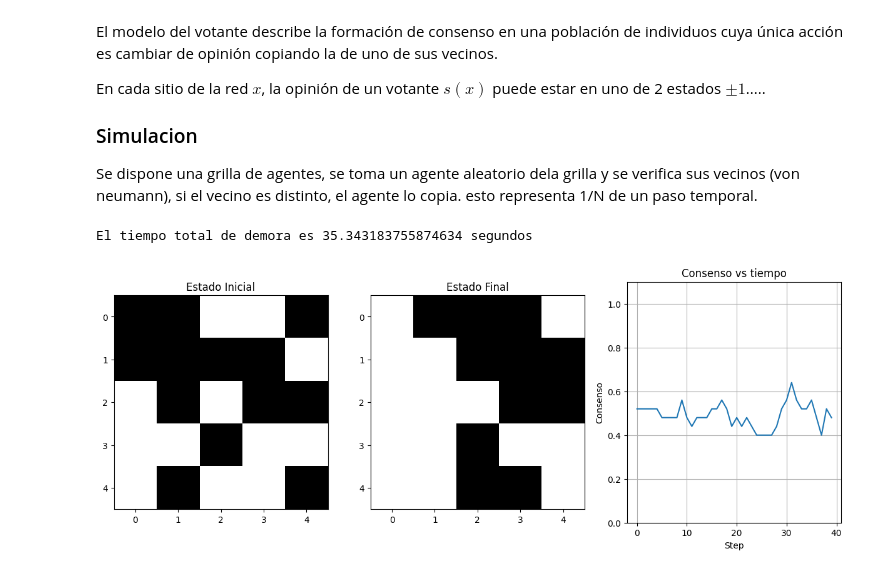
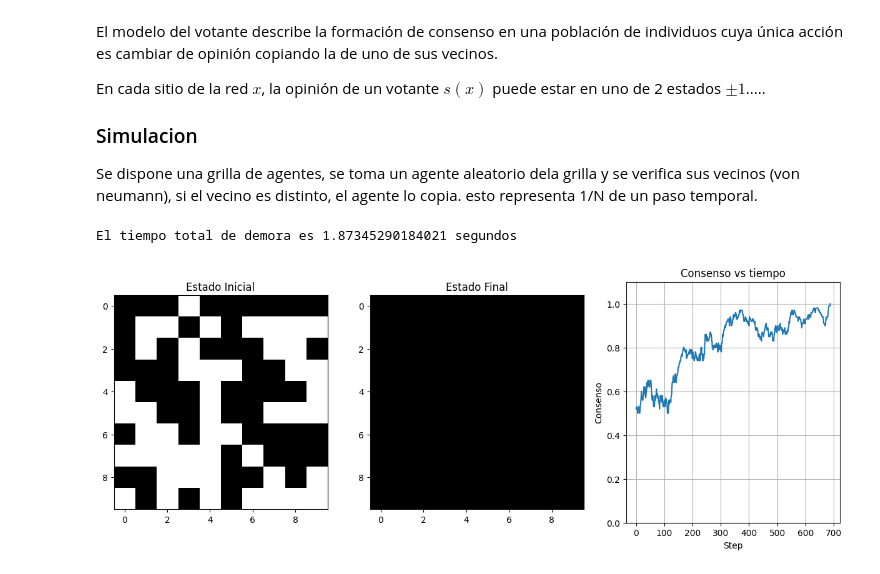
Before and after one commit to spulgares/Sociofisica, a Jupyter notebook: Voter Model/Voter Model.ipynb, the cells around one changed output. Cells and saved outputs as stored; diff of their text form; code cells hidden in the pictures.

Commit message:
Removed data saving from voter model

```diff
--- a/Voter Model/Voter Model.ipynb
+++ b/Voter Model/Voter Model.ipynb
@@ -53,9 +53,12 @@ def voter_model(N, iters, seed, num, carpeta):
                     else:
                         B[a][b]=vecino  ##Si son distintos, se cambia
                     aux2+=1
-            np.save(path + '/data/' + (str(iter).zfill(4)),B.astype(np.int8)) ##Guarda las matrices en npy
-            plt.imshow(B, cmap='Greys', vmin=0, vmax=1)                         ##Plotea cada paso temporal
-            plt.savefig(path+'/Imagenes/'+str(iter).zfill(4) + '.png')
+        #Parte de guardado de los datos, relantiza mucho la ejecución
+        ##################
+            #np.save(path + '/data/' + (str(iter).zfill(4)),B.astype(np.int8)) ##Guarda las matrices en npy
+            #plt.imshow(B, cmap='Greys', vmin=0, vmax=1)                         ##Plotea cada paso temporal
+            #plt.savefig(path+'/Imagenes/'+str(iter).zfill(4) + '.png')
+        ##################
         iterend=time.time()
         with open(path+'/log.txt', 'a') as file:
             file.write("Esta simulación se demoró : "+str(iterend-iterstart)+ " segundos")
@@ -77,7 +80,7 @@ def voter_model(N, iters, seed, num, carpeta):
     end=time.time()
     print("El tiempo total de demora es "+str(end-start)+ " segundos")
 # %%
-voter_model(5, 40, 1, 1, 'Test4')
+voter_model(10, 1000, 101, 1, 'Test4')
 # %% [output]
-El tiempo total de demora es 35.343183755874634 segundos
+El tiempo total de demora es 1.87345290184021 segundos
-[figure, old version]
+[figure, new version]
```
